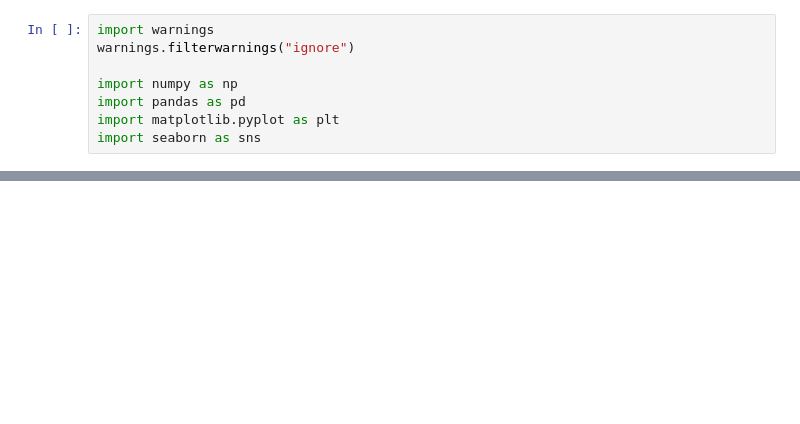
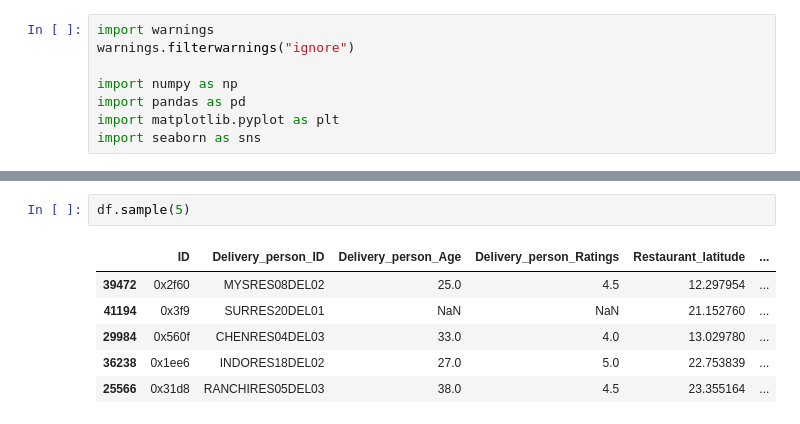
Before and after one commit to anshul-94/Food-Delivery-Time-Prediction, a Jupyter notebook: Food-Delivery-Time-Prediction/notebook/EDA_01_Data_Understanding.ipynb, the cells around one changed output, grey strips where cells are left out. Drawn from its saved outputs; the diff is of its cells as text; blank space fills up the shorter version.

```diff
--- a/Food-Delivery-Time-Prediction/notebook/EDA_01_Data_Understanding.ipynb
+++ b/Food-Delivery-Time-Prediction/notebook/EDA_01_Data_Understanding.ipynb
@@ -70,0 +251,9 @@ df.describe(include="object")
+# %%
+df.sample(5)
+# %% [output]
+|  | ID | Delivery_person_ID | Delivery_person_Age | Delivery_person_Ratings | Restaurant_latitude | ... |
+| 39472 | 0x2f60 | MYSRES08DEL02 | 25.0 | 4.5 | 12.297954 | ... |
+| 41194 | 0x3f9 | SURRES20DEL01 | NaN | NaN | 21.152760 | ... |
+| 29984 | 0x560f | CHENRES04DEL03 | 33.0 | 4.0 | 13.029780 | ... |
+| 36238 | 0x1ee6 | INDORES18DEL02 | 27.0 | 5.0 | 22.753839 | ... |
+| 25566 | 0x31d8 | RANCHIRES05DEL03 | 38.0 | 4.5 | 23.355164 | ... |
```
Also changed, not shown: parts of 40 cells of this notebook, 1 other file.
